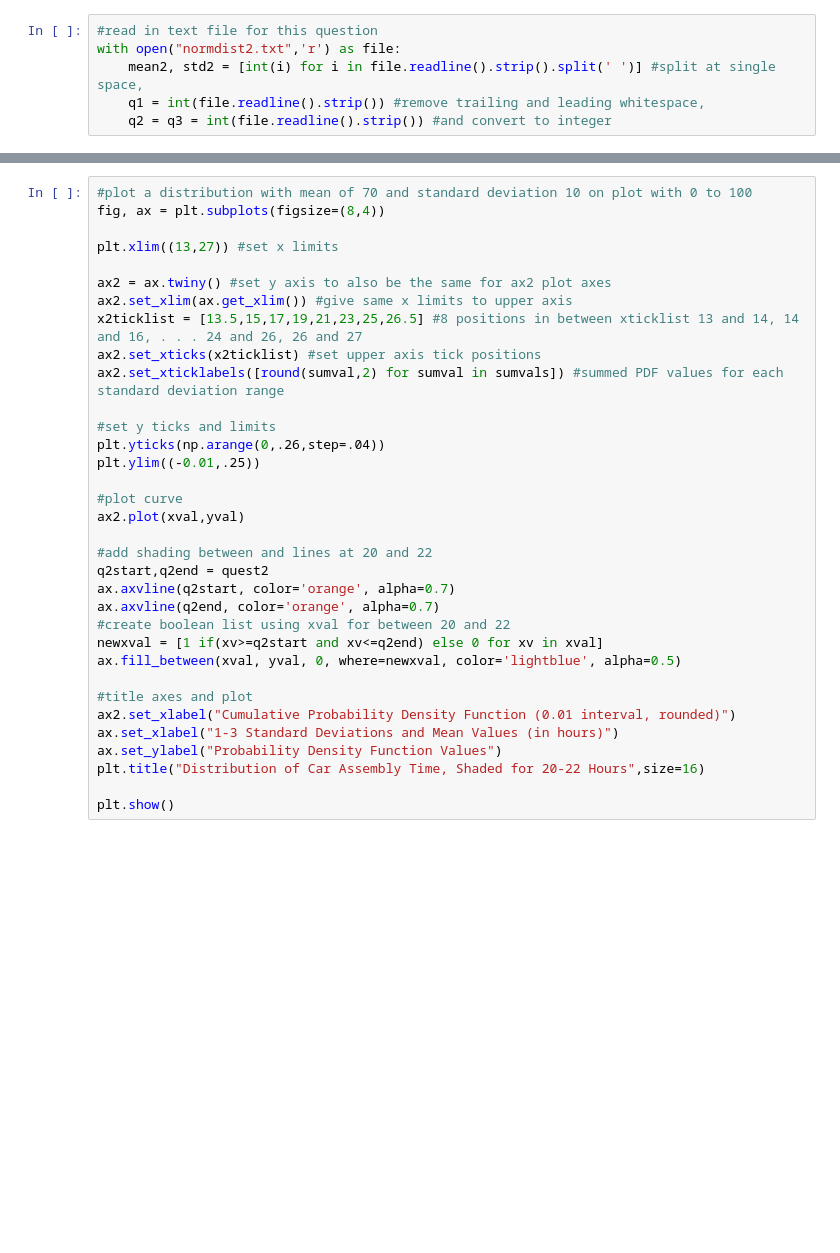
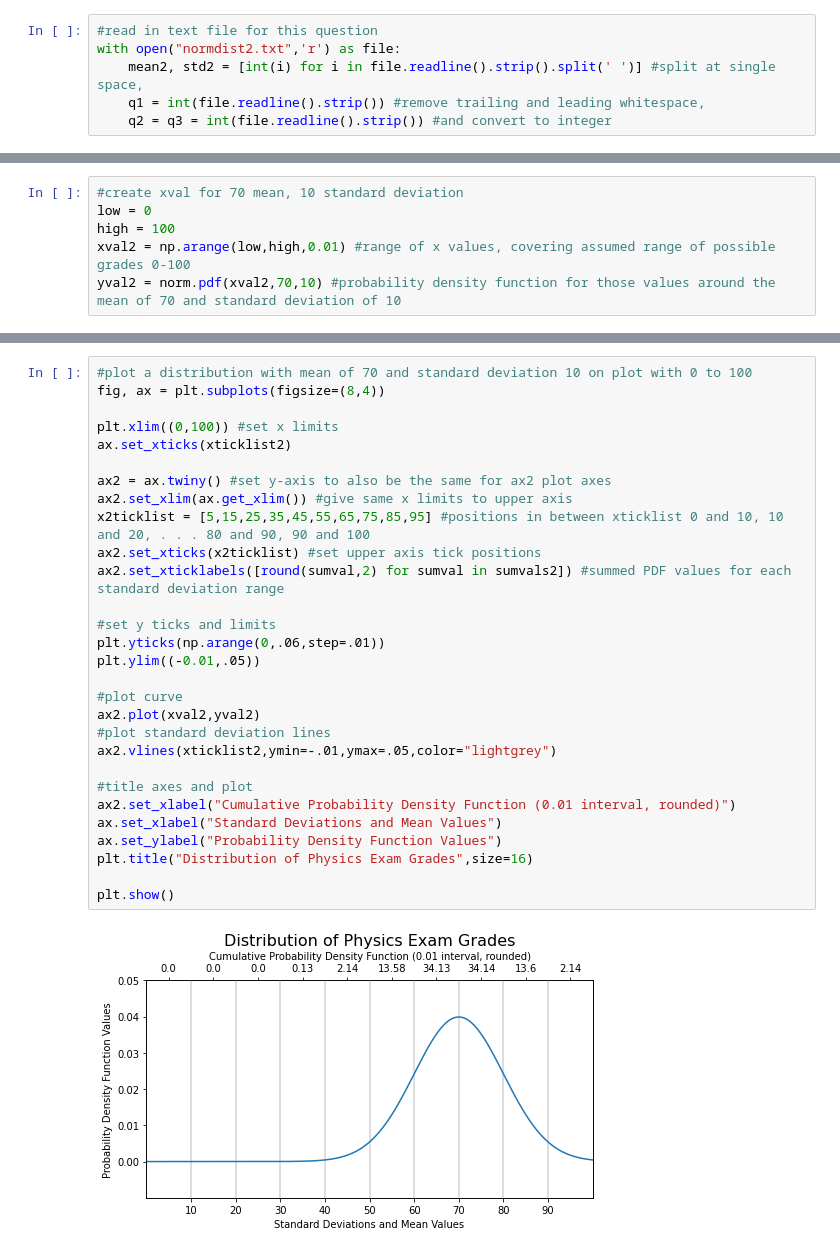
Before and after one commit to bronwencc/python_practice, a Jupyter notebook: hr-statistics-normal-distribution.ipynb, the cells around one changed output, grey strips where cells are left out. Cells and saved outputs as stored; diff of their text form; blank space fills up the shorter version.

Commit message:
Create plot for Normal Distribution II

```diff
--- a/hr-statistics-normal-distribution.ipynb
+++ b/hr-statistics-normal-distribution.ipynb
@@ -325,0 +323,6 @@ xval2 =
+# %%
+#create xval for 70 mean, 10 standard deviation
+low = 0
+high = 100
+xval2 = np.arange(low,high,0.01) #range of x values, covering assumed range of possible grades 0-100
+yval2 = norm.pdf(xval2,70,10) #probability density function for those values around the mean of 70 and standard deviation of 10
@@ -326,34 +350,31 @@ xval2 =
 # %%
 #plot a distribution with mean of 70 and standard deviation 10 on plot with 0 to 100
 fig, ax = plt.subplots(figsize=(8,4))
 
-plt.xlim((13,27)) #set x limits
+plt.xlim((0,100)) #set x limits
+ax.set_xticks(xticklist2)
 
-ax2 = ax.twiny() #set y axis to also be the same for ax2 plot axes
+ax2 = ax.twiny() #set y-axis to also be the same for ax2 plot axes
 ax2.set_xlim(ax.get_xlim()) #give same x limits to upper axis
-x2ticklist = [13.5,15,17,19,21,23,25,26.5] #8 positions in between xticklist 13 and 14, 14 and 16, . . . 24 and 26, 26 and 27
+x2ticklist = [5,15,25,35,45,55,65,75,85,95] #positions in between xticklist 0 and 10, 10 and 20, . . . 80 and 90, 90 and 100
 ax2.set_xticks(x2ticklist) #set upper axis tick positions
-ax2.set_xticklabels([round(sumval,2) for sumval in sumvals]) #summed PDF values for each standard deviation range
+ax2.set_xticklabels([round(sumval,2) for sumval in sumvals2]) #summed PDF values for each standard deviation range
 
 #set y ticks and limits
-plt.yticks(np.arange(0,.26,step=.04))
-plt.ylim((-0.01,.25))
+plt.yticks(np.arange(0,.06,step=.01))
+plt.ylim((-0.01,.05))
 
 #plot curve
-ax2.plot(xval,yval)
-
-#add shading between and lines at 20 and 22
-q2start,q2end = quest2
-ax.axvline(q2start, color='orange', alpha=0.7)
-ax.axvline(q2end, color='orange', alpha=0.7)
-#create boolean list using xval for between 20 and 22
-newxval = [1 if(xv>=q2start and xv<=q2end) else 0 for xv in xval]
-ax.fill_between(xval, yval, 0, where=newxval, color='lightblue', alpha=0.5)
+ax2.plot(xval2,yval2)
+#plot standard deviation lines
+ax2.vlines(xticklist2,ymin=-.01,ymax=.05,color="lightgrey")
 
 #title axes and plot
 ax2.set_xlabel("Cumulative Probability Density Function (0.01 interval, rounded)")
-ax.set_xlabel("1-3 Standard Deviations and Mean Values (in hours)")
+ax.set_xlabel("Standard Deviations and Mean Values")
 ax.set_ylabel("Probability Density Function Values")
-plt.title("Distribution of Car Assembly Time, Shaded for 20-22 Hours",size=16)
+plt.title("Distribution of Physics Exam Grades",size=16)
 
 plt.show()
+# %% [output]
+[figure, added]
```
Also changed, not shown: parts of 2 cells of this notebook.
